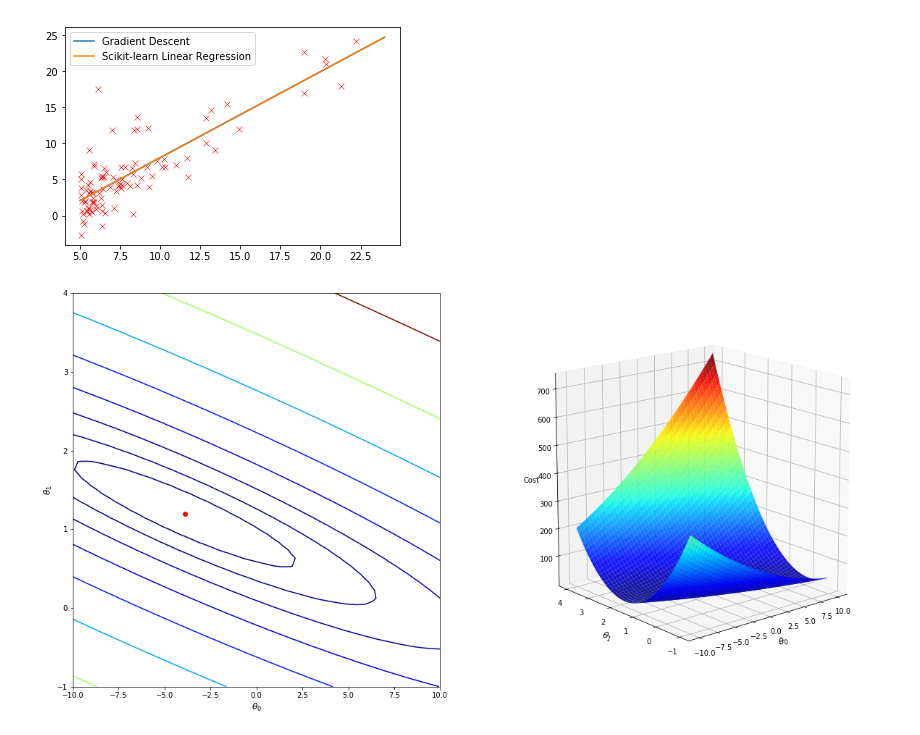
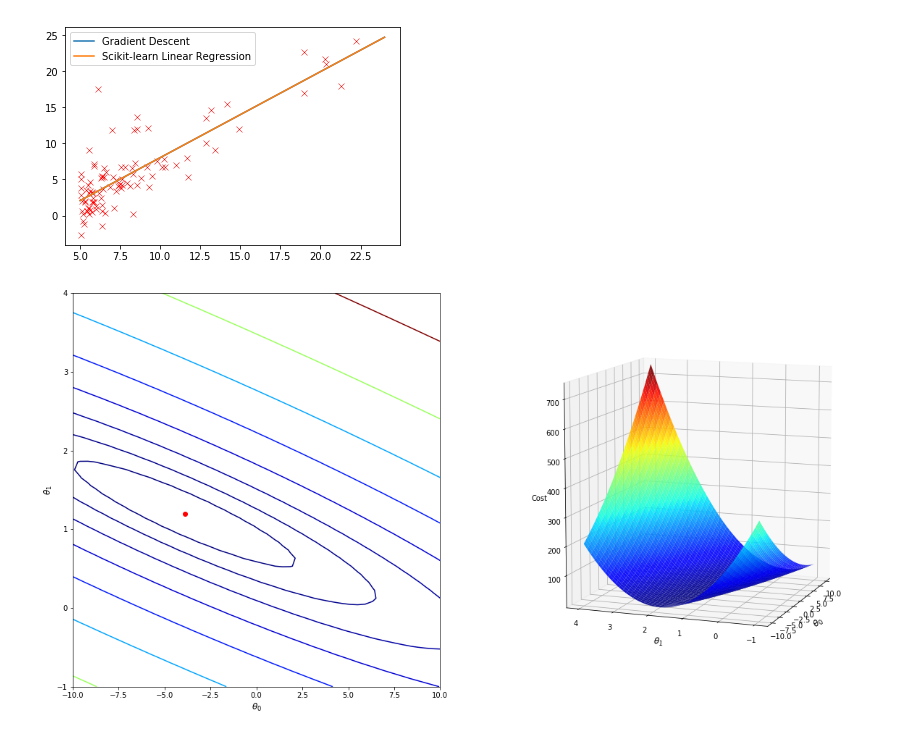
Before and after one commit to michaelzwong/ml-exercises, a Jupyter notebook: ex1/linear-regression.ipynb, the cells around one changed output. Drawn from its saved outputs; the diff is of its cells as text; code cells hidden in the pictures.

```diff
--- a/ex1/linear-regression.ipynb
+++ b/ex1/linear-regression.ipynb
@@ -99,30 +99,30 @@ plt.plot()
 # %%
 # Create grid coordinates for plotting
 theta_zero = np.linspace(-10, 10, 50)
 theta_one = np.linspace(-1, 4, 50)
 xx, yy = np.meshgrid(theta_zero, theta_one, indexing='xy')
 z = np.zeros((theta_zero.size,theta_one.size))
 
 for (i,j),k in np.ndenumerate(z):
     z[i,j] = compute_cost(x_values, y_values, theta=[[xx[i,j]], [yy[i,j]]])
 
 figure = plt.figure(figsize=(20,10))
 axes_one = figure.add_subplot(121)
 axes_two = figure.add_subplot(122, projection='3d')
 
 # Left plot
 contours = axes_one.contour(xx, yy, z, np.logspace(-2, 3, 20), cmap=plt.cm.jet)
 axes_one.scatter(theta[0],theta[1], c='red')
 
 # Right plot
 axes_two.plot_surface(xx, yy, z, rstride=1, cstride=1, alpha=.9, cmap=plt.cm.jet)
 axes_two.set_zlabel('Cost')
 axes_two.set_zlim(z.min(),z.max())
-axes_two.view_init(elev=15, azim=230)
+axes_two.view_init(elev=10, azim=200)
 
 # settings common to both plots
 for axes in figure.axes:
     axes.set_xlabel(r'$\theta_0$', fontsize=12)
     axes.set_ylabel(r'$\theta_1$', fontsize=12)
 # %% [output]
-[figure, old version]
+[figure, new version]
```
